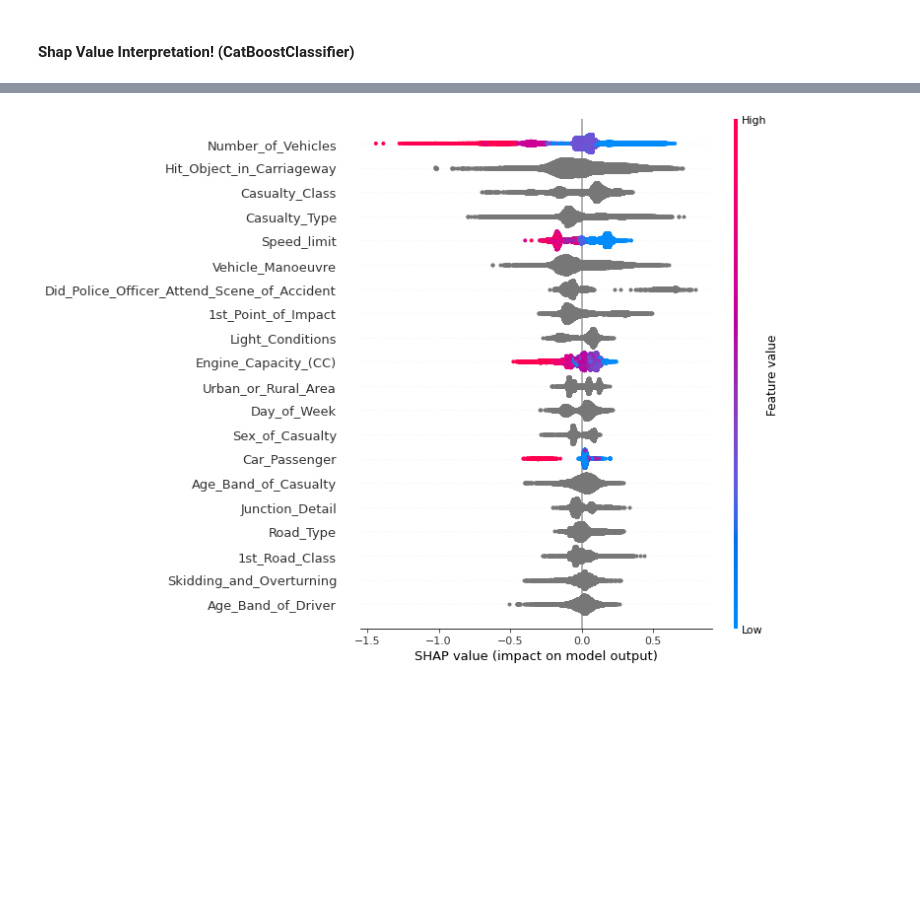
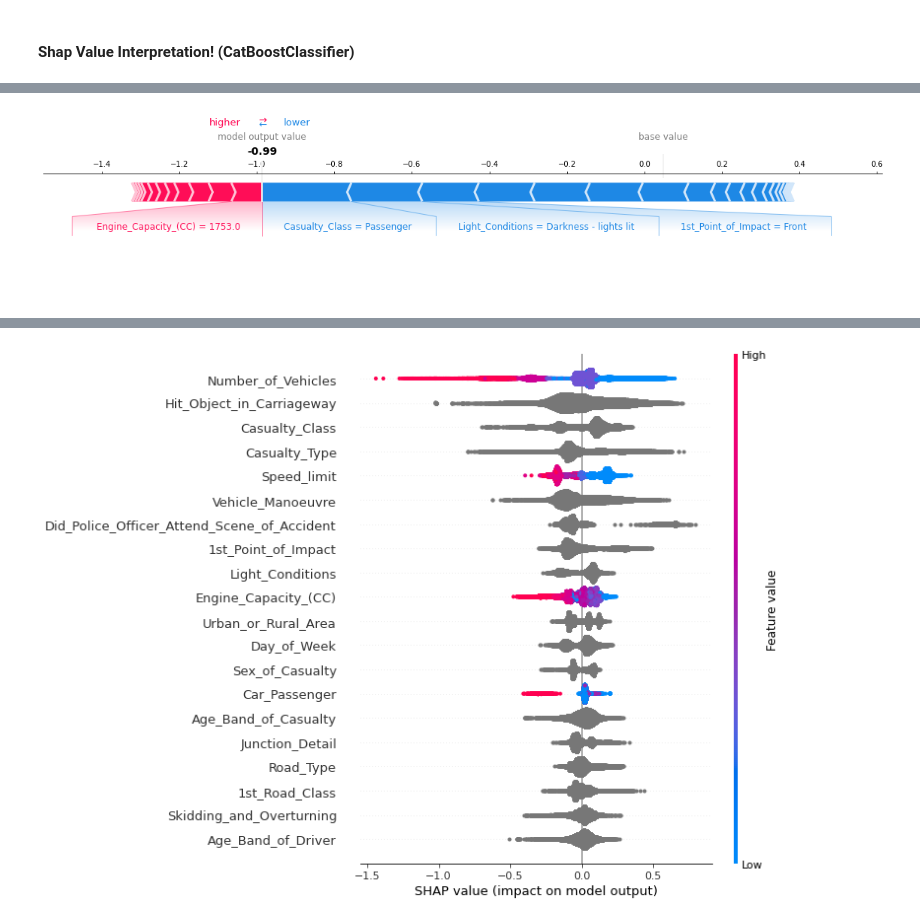
Before and after one commit to ChenTaHung/Business-Data-Analytics, a Jupyter notebook: Business_Data_Analytics_Model_Training.ipynb, the cells around one changed output, grey strips where cells are left out. Saved outputs shown, nothing was run; the diff lists cells and outputs as text; code cells hidden in the pictures; blank space fills up the shorter version.

```diff
--- a/Business_Data_Analytics_Model_Training.ipynb
+++ b/Business_Data_Analytics_Model_Training.ipynb
@@ -311,6 +311,10 @@ shap.force_plot(explainer.expected_value, shap_values[0,:], catestX.iloc[0,:])
 [interactive output not drawn]
 Setting feature_perturbation = "tree_path_dependent" because no background data was given.
 [interactive output not drawn]
+# %%
+shap.force_plot(explainer.expected_value, shap_values[0,:], catestX.iloc[0,:], matplotlib = True)
+# %% [output]
+[figure, added]
 # %%
 shap.initjs()
 shap.force_plot(explainer.expected_value, shap_values[0:100,:], catestX.iloc[0:100, :])
```
